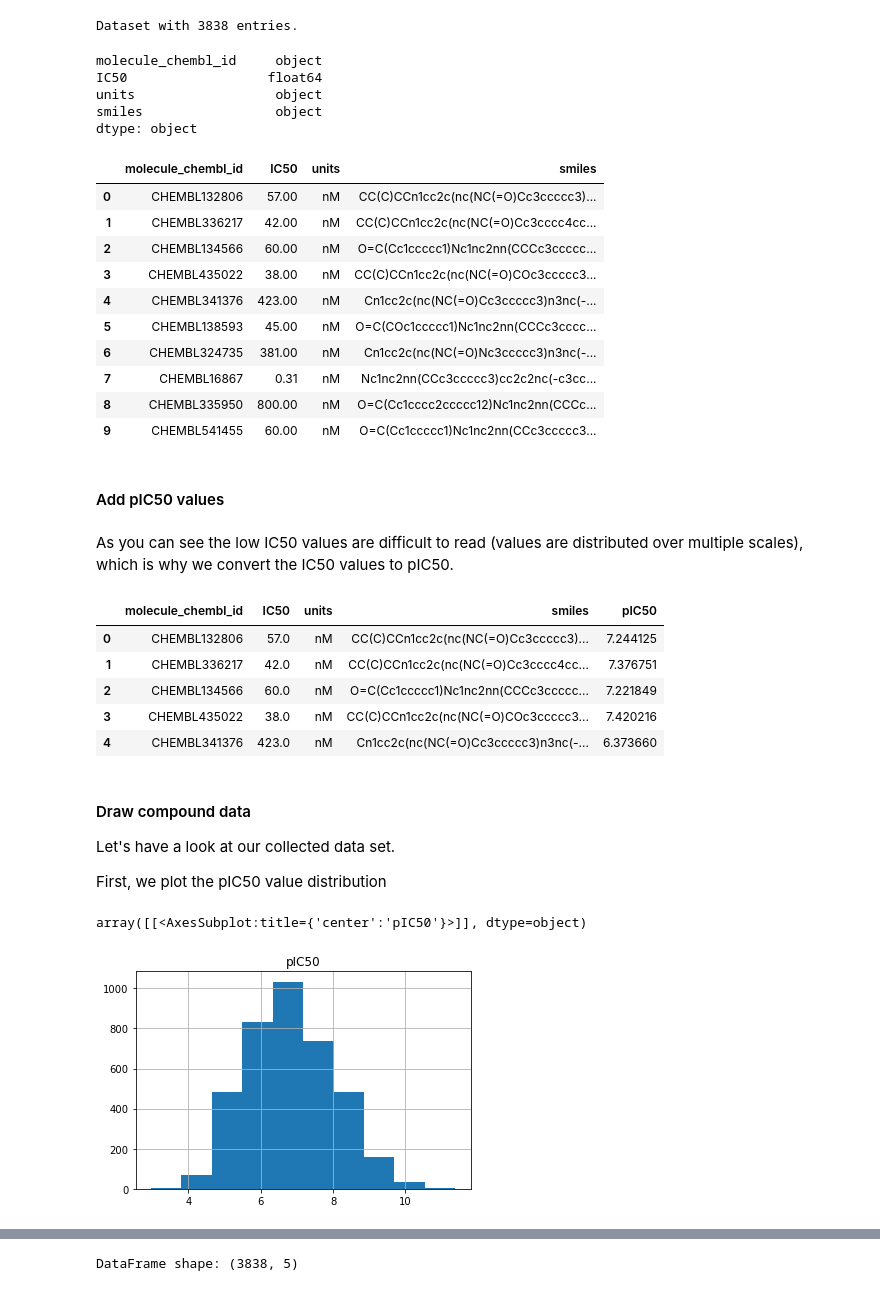
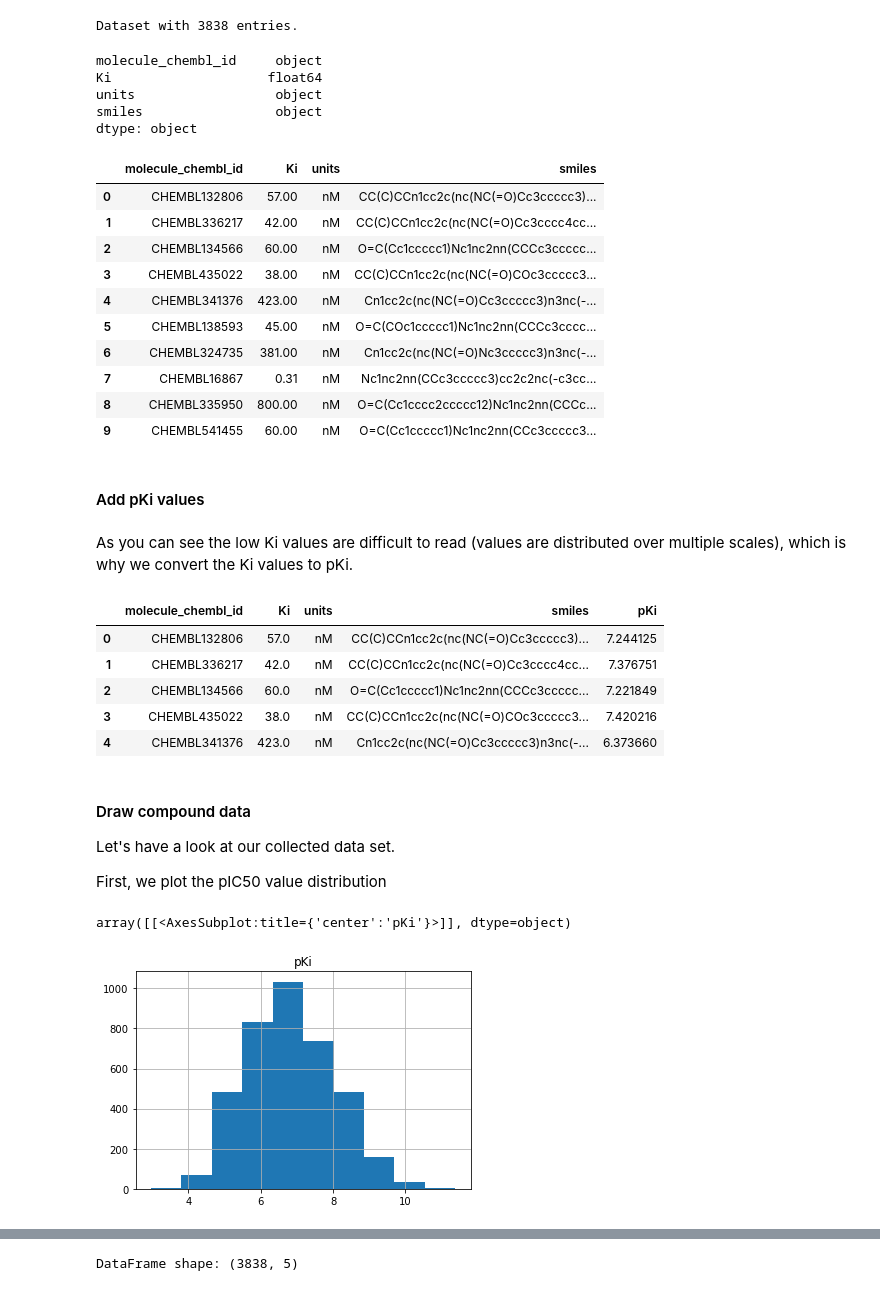
Before and after one commit to slagroombol/teachopencadd_a2a, a Jupyter notebook: talktorials/T001_query_chembl.ipynb, the cells around one changed output, grey strips where cells are left out. Saved outputs shown, nothing was run; the diff lists cells and outputs as text; code cells hidden in the pictures.

```diff
--- a/talktorials/T001_query_chembl.ipynb
+++ b/talktorials/T001_query_chembl.ipynb
@@ -419,7 +413,7 @@ bioactivities_df.head()
 **6. Rename columns**
 # %%
 bioactivities_df.rename(
-    columns={"standard_value": "IC50", "standard_units": "units"}, inplace=True
+    columns={"standard_value": "Ki", "standard_units": "units"}, inplace=True
 )
 bioactivities_df.head()
 # %% [output]
@@ -550,7 +544,7 @@ Merge values of interest from `bioactivities_df` and `compounds_df` in an `outpu
 # %%
 # Merge DataFrames
 output_df = pd.merge(
-    bioactivities_df[["molecule_chembl_id", "IC50", "units"]],
+    bioactivities_df[["molecule_chembl_id", "Ki", "units"]],
     compounds_df,
     on="molecule_chembl_id",
 )
@@ -565,14 +559,14 @@ Dataset with 3838 entries.
 output_df.dtypes
 # %% [output]
 molecule_chembl_id     object
-IC50                  float64
+Ki                    float64
 units                  object
 smiles                 object
 dtype: object
 # %%
 output_df.head(10)
 # %% [output]
-|  | molecule_chembl_id | IC50 | units | smiles |
+|  | molecule_chembl_id | Ki | units | smiles |
 | 0 | CHEMBL132806 | 57.00 | nM | CC(C)CCn1cc2c(nc(NC(=O)Cc3ccccc3)... |
 | 1 | CHEMBL336217 | 42.00 | nM | CC(C)CCn1cc2c(nc(NC(=O)Cc3cccc4cc... |
 | 2 | CHEMBL134566 | 60.00 | nM | O=C(Cc1ccccc1)Nc1nc2nn(CCCc3ccccc... |
@@ -584,20 +578,20 @@ output_df.head(10)
 | 8 | CHEMBL335950 | 800.00 | nM | O=C(Cc1cccc2ccccc12)Nc1nc2nn(CCCc... |
 | 9 | CHEMBL541455 | 60.00 | nM | O=C(Cc1ccccc1)Nc1nc2nn(CCc3ccccc3... |
 # %% [markdown]
-#### Add pIC50 values
+#### Add pKi values
 # %% [markdown]
-As you can see the low IC50 values are difficult to read (values are distributed over multiple scales), which is why we convert the IC50 values to pIC50.
+As you can see the low Ki values are difficult to read (values are distributed over multiple scales), which is why we convert the Ki values to pKi.
 # %%
-def convert_ic50_to_pic50(IC50_value):
-    pIC50_value = 9 - math.log10(IC50_value)
-    return pIC50_value
+def convert_Ki_to_pKi(Ki_value):
+    pKi_value = 9 - math.log10(Ki_value)
+    return pKi_value
 # %%
 # Apply conversion to each row of the compounds DataFrame
-output_df["pIC50"] = output_df.apply(lambda x: convert_ic50_to_pic50(x.IC50), axis=1)
+output_df["pKi"] = output_df.apply(lambda x: convert_Ki_to_pKi(x.Ki), axis=1)
 # %%
 output_df.head()
 # %% [output]
-|  | molecule_chembl_id | IC50 | units | smiles | pIC50 |
+|  | molecule_chembl_id | Ki | units | smiles | pKi |
 | 0 | CHEMBL132806 | 57.0 | nM | CC(C)CCn1cc2c(nc(NC(=O)Cc3ccccc3)... | 7.244125 |
 | 1 | CHEMBL336217 | 42.0 | nM | CC(C)CCn1cc2c(nc(NC(=O)Cc3cccc4cc... | 7.376751 |
 | 2 | CHEMBL134566 | 60.0 | nM | O=C(Cc1ccccc1)Nc1nc2nn(CCCc3ccccc... | 7.221849 |
@@ -610,8 +604,8 @@ Let's have a look at our collected data set.
 
 First, we plot the pIC50 value distribution
 # %%
-output_df.hist(column="pIC50")
+output_df.hist(column="pKi")
 # %% [output]
-array([[<AxesSubplot:title={'center':'pIC50'}>]], dtype=object)
+array([[<AxesSubplot:title={'center':'pKi'}>]], dtype=object)
-[figure, old version]
+[figure, new version]
 # %% [markdown]
```
Also changed, not shown: parts of 15 cells of this notebook, 20 other files.
